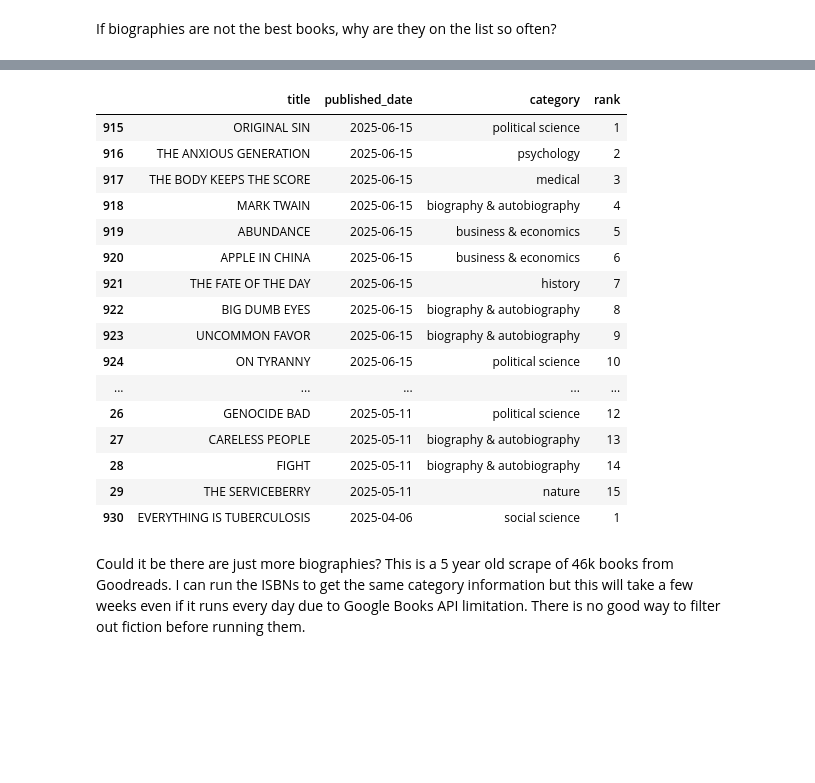
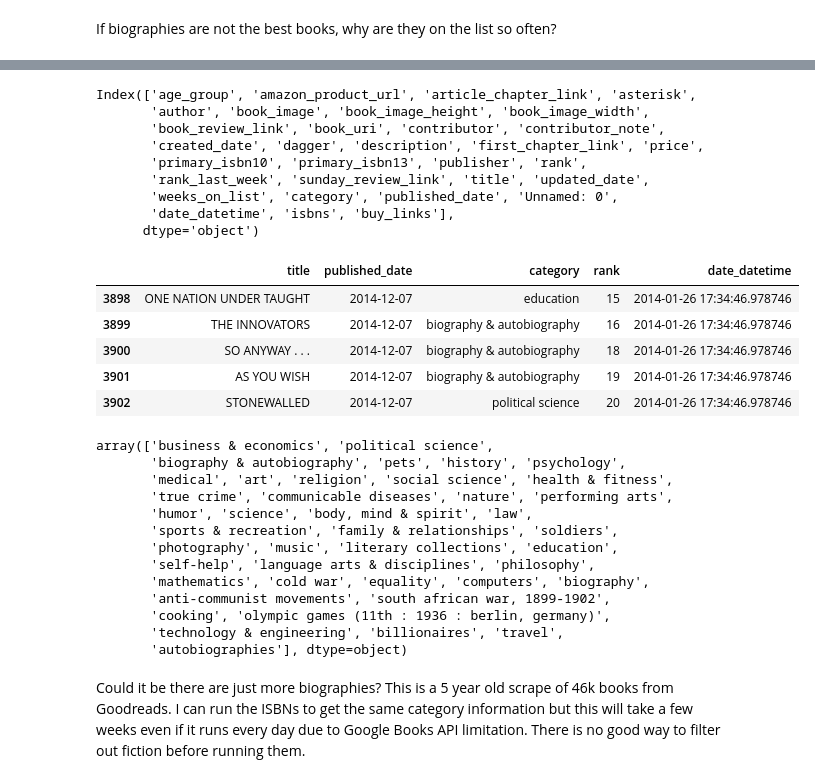
Before and after one commit to nmuffet/books, a Jupyter notebook: books.ipynb, the cells around one changed output, grey strips where cells are left out. Cells and saved outputs as stored; diff of their text form; code cells hidden in the pictures; blank space fills up the shorter version.

```diff
--- a/books.ipynb
+++ b/books.ipynb
@@ -278,24 +419,43 @@ top_cats
+# %%
+df.columns
+# %% [output]
+Index(['age_group', 'amazon_product_url', 'article_chapter_link', 'asterisk',
+       'author', 'book_image', 'book_image_height', 'book_image_width',
+       'book_review_link', 'book_uri', 'contributor', 'contributor_note',
+       'created_date', 'dagger', 'description', 'first_chapter_link', 'price',
+       'primary_isbn10', 'primary_isbn13', 'publisher', 'rank',
+       'rank_last_week', 'sunday_review_link', 'title', 'updated_date',
+       'weeks_on_list', 'category', 'published_date', 'Unnamed: 0',
+       'date_datetime', 'isbns', 'buy_links'],
+      dtype='object')
 # %%
-clean_df = df[['title','published_date','category','rank']]
-clean_df.head(31)
+clean_df = df[['title','published_date','category','rank', 'date_datetime']]
+clean_df=clean_df[clean_df['category'].str.contains('fiction')==False]
+clean_df.tail()
 # %% [output]
-|  | title | published_date | category | rank |
-| 915 | ORIGINAL SIN | 2025-06-15 | political science | 1 |
-| 916 | THE ANXIOUS GENERATION | 2025-06-15 | psychology | 2 |
-| 917 | THE BODY KEEPS THE SCORE | 2025-06-15 | medical | 3 |
-| 918 | MARK TWAIN | 2025-06-15 | biography & autobiography | 4 |
-| 919 | ABUNDANCE | 2025-06-15 | business & economics | 5 |
-| 920 | APPLE IN CHINA | 2025-06-15 | business & economics | 6 |
-| 921 | THE FATE OF THE DAY | 2025-06-15 | history | 7 |
-| 922 | BIG DUMB EYES | 2025-06-15 | biography & autobiography | 8 |
-| 923 | UNCOMMON FAVOR | 2025-06-15 | biography & autobiography | 9 |
-| 924 | ON TYRANNY | 2025-06-15 | political science | 10 |
-| ... | ... | ... | ... | ... |
-| 26 | GENOCIDE BAD | 2025-05-11 | political science | 12 |
-| 27 | CARELESS PEOPLE | 2025-05-11 | biography & autobiography | 13 |
-| 28 | FIGHT | 2025-05-11 | biography & autobiography | 14 |
-| 29 | THE SERVICEBERRY | 2025-05-11 | nature | 15 |
-| 930 | EVERYTHING IS TUBERCULOSIS | 2025-04-06 | social science | 1 |
+|  | title | published_date | category | rank | date_datetime |
+| 3898 | ONE NATION UNDER TAUGHT | 2014-12-07 | education | 15 | 2014-01-26 17:34:46.978746 |
+| 3899 | THE INNOVATORS | 2014-12-07 | biography & autobiography | 16 | 2014-01-26 17:34:46.978746 |
+| 3900 | SO ANYWAY . . . | 2014-12-07 | biography & autobiography | 18 | 2014-01-26 17:34:46.978746 |
+| 3901 | AS YOU WISH | 2014-12-07 | biography & autobiography | 19 | 2014-01-26 17:34:46.978746 |
+| 3902 | STONEWALLED | 2014-12-07 | political science | 20 | 2014-01-26 17:34:46.978746 |
+# %%
+nyt_cats=clean_df['category'].unique()
+nyt_cats
+# %% [output]
+array(['business & economics', 'political science',
+       'biography & autobiography', 'pets', 'history', 'psychology',
+       'medical', 'art', 'religion', 'social science', 'health & fitness',
+       'true crime', 'communicable diseases', 'nature', 'performing arts',
+       'humor', 'science', 'body, mind & spirit', 'law',
+       'sports & recreation', 'family & relationships', 'soldiers',
+       'photography', 'music', 'literary collections', 'education',
+       'self-help', 'language arts & disciplines', 'philosophy',
+       'mathematics', 'cold war', 'equality', 'computers', 'biography',
+       'anti-communist movements', 'south african war, 1899-1902',
+       'cooking', 'olympic games (11th : 1936 : berlin, germany)',
+       'technology & engineering', 'billionaires', 'travel',
+       'autobiographies'], dtype=object)
 # %%
 clean_df.to_csv('clean_df.csv',index=False)
 # %% [markdown]
```
Also changed, not shown: parts of 49 cells of this notebook, 47 other files.
